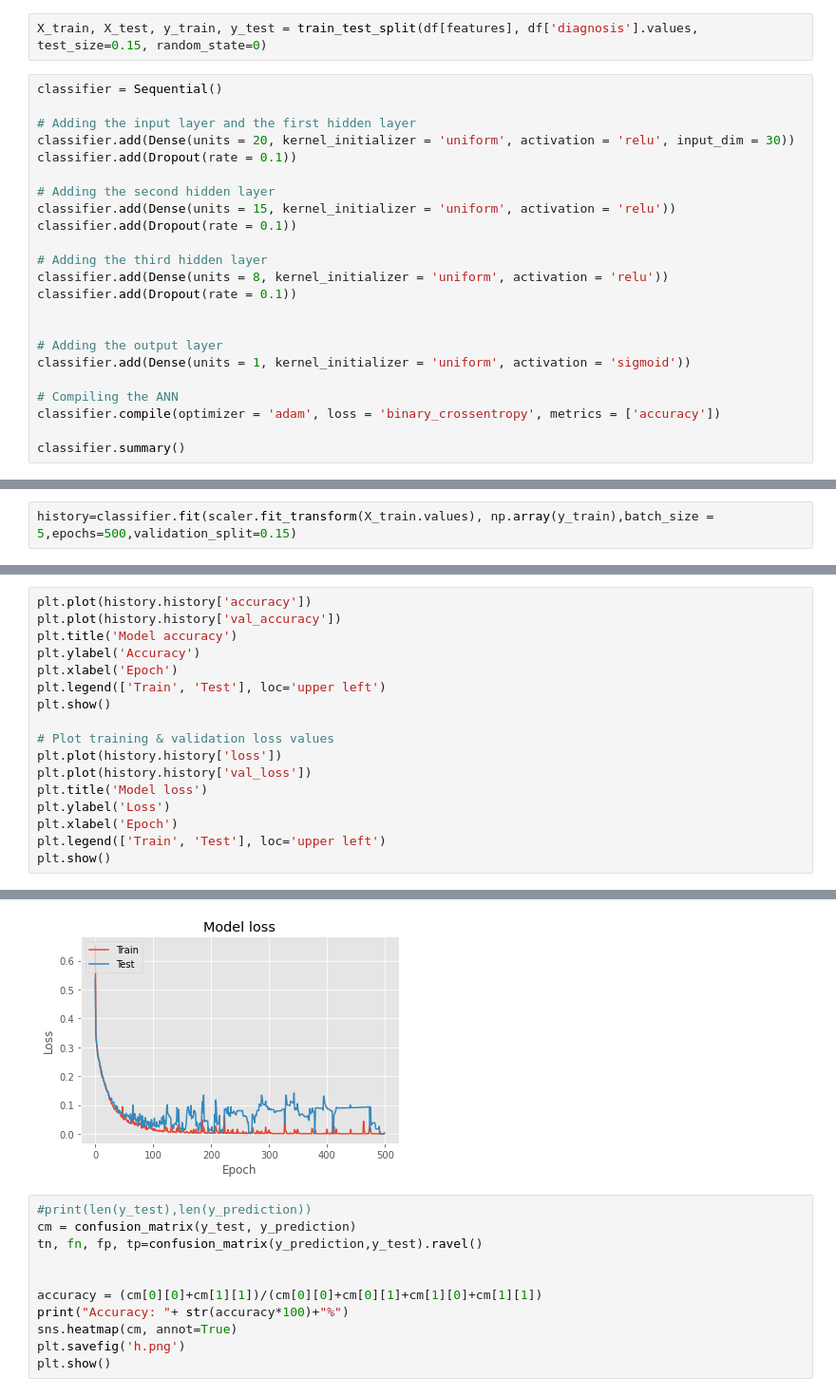
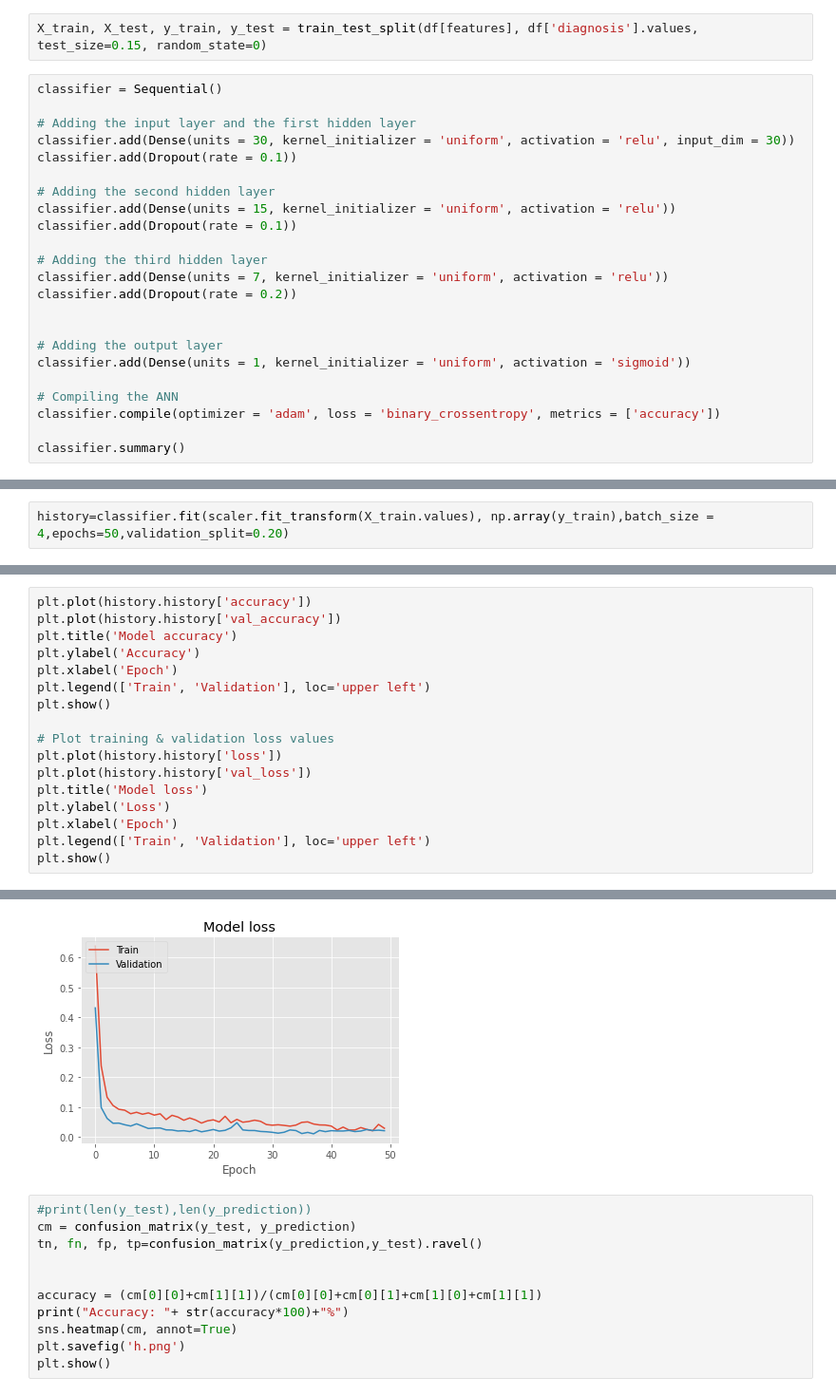
Before and after one commit to Aman-1701/Cancer_Winconsin, a Jupyter notebook: Cancer_Wisconsin_2.ipynb, the cells around one changed output, grey strips where cells are left out. Shown: that part at 95% size. Drawn from its saved outputs; the diff is of its cells as text.

```diff
--- a/Cancer_Wisconsin_2.ipynb
+++ b/Cancer_Wisconsin_2.ipynb
@@ -71,7 +82,7 @@ X_train, X_test, y_train, y_test = train_test_split(df[features], df['diagnosis'
 classifier = Sequential()
 
 # Adding the input layer and the first hidden layer
-classifier.add(Dense(units = 20, kernel_initializer = 'uniform', activation = 'relu', input_dim = 30))
+classifier.add(Dense(units = 30, kernel_initializer = 'uniform', activation = 'relu', input_dim = 30))
 classifier.add(Dropout(rate = 0.1))
 
 # Adding the second hidden layer
@@ -79,8 +90,8 @@ classifier.add(Dense(units = 15, kernel_initializer = 'uniform', activation = 'r
 classifier.add(Dropout(rate = 0.1))
 
 # Adding the third hidden layer
-classifier.add(Dense(units = 8, kernel_initializer = 'uniform', activation = 'relu'))
-classifier.add(Dropout(rate = 0.1))
+classifier.add(Dense(units = 7, kernel_initializer = 'uniform', activation = 'relu'))
+classifier.add(Dropout(rate = 0.2))
 
 
 # Adding the output layer
@@ -109,5 +120,5 @@ Trainable params: 1,072
 Non-trainable params: 0
 _________________________________________________________________
 # %%
-history=classifier.fit(scaler.fit_transform(X_train.values), np.array(y_train),batch_size = 5,epochs=500,validation_split=0.15)
+history=classifier.fit(scaler.fit_transform(X_train.values), np.array(y_train),batch_size = 4,epochs=50,validation_split=0.20)
 # %% [output]
@@ -136,7 +149,7 @@ plt.plot(history.history['val_accuracy'])
 plt.title('Model accuracy')
 plt.ylabel('Accuracy')
 plt.xlabel('Epoch')
-plt.legend(['Train', 'Test'], loc='upper left')
+plt.legend(['Train', 'Validation'], loc='upper left')
 plt.show()
 
 # Plot training & validation loss values
@@ -145,6 +158,6 @@ plt.plot(history.history['val_loss'])
 plt.title('Model loss')
 plt.ylabel('Loss')
 plt.xlabel('Epoch')
-plt.legend(['Train', 'Test'], loc='upper left')
+plt.legend(['Train', 'Validation'], loc='upper left')
 plt.show()
 # %% [output]
@@ -152,4 +165,4 @@ plt.show()
-[figure, old version]
+[figure, new version]
 # %%
 #print(len(y_test),len(y_prediction))
 cm = confusion_matrix(y_test, y_prediction)
```
Also changed, not shown: parts of 8 cells of this notebook.
